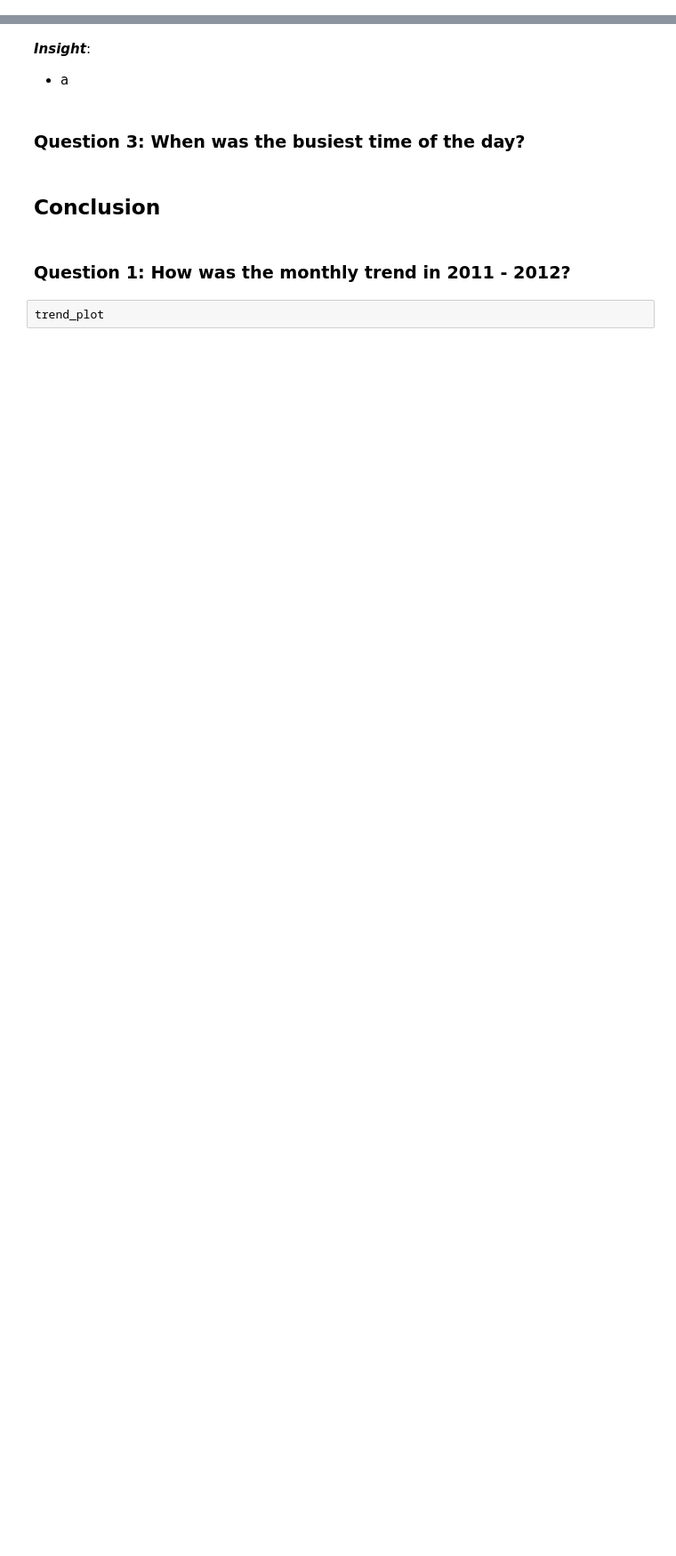
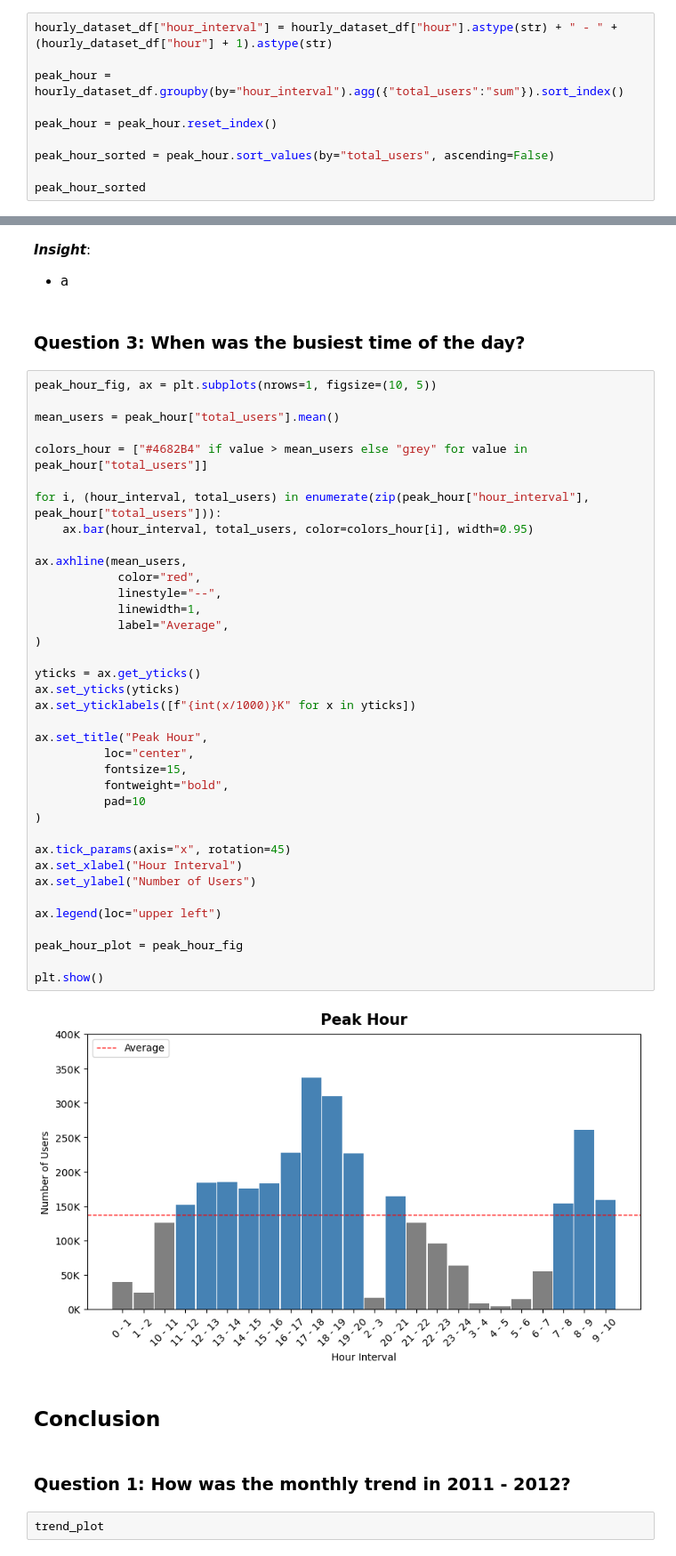
Before and after one commit to Sulbae/Bike-Sharing-Practice, a Jupyter notebook: notebook.ipynb, the cells around one changed output, grey strips where cells are left out. Shown at 89% size. Drawn from its saved outputs; the diff is of its cells as text; blank space fills up the shorter version.

```diff
--- a/notebook.ipynb
+++ b/notebook.ipynb
@@ -505,0 +504,10 @@ hourly_dataset_df.describe(include="all").T
+# %%
+hourly_dataset_df["hour_interval"] = hourly_dataset_df["hour"].astype(str) + " - " + (hourly_dataset_df["hour"] + 1).astype(str)
+
+peak_hour = hourly_dataset_df.groupby(by="hour_interval").agg({"total_users":"sum"}).sort_index()
+
+peak_hour = peak_hour.reset_index()
+
+peak_hour_sorted = peak_hour.sort_values(by="total_users", ascending=False)
+
+peak_hour_sorted
@@ -609,6 +637,45 @@ Passing `palette` without assigning `hue` is deprecated and will be removed in v
 - a
 # %% [markdown]
 ### Question 3: When was the busiest time of the day?
+# %%
+peak_hour_fig, ax = plt.subplots(nrows=1, figsize=(10, 5))
+
+mean_users = peak_hour["total_users"].mean()
+
+colors_hour = ["#4682B4" if value > mean_users else "grey" for value in peak_hour["total_users"]]
+
+for i, (hour_interval, total_users) in enumerate(zip(peak_hour["hour_interval"], peak_hour["total_users"])):
+    ax.bar(hour_interval, total_users, color=colors_hour[i], width=0.95)
+
+ax.axhline(mean_users,
+            color="red",
+            linestyle="--",
+            linewidth=1,
+            label="Average",
+)
+
+yticks = ax.get_yticks()
+ax.set_yticks(yticks)
+ax.set_yticklabels([f"{int(x/1000)}K" for x in yticks])
+
+ax.set_title("Peak Hour",
+          loc="center",
+          fontsize=15,
+          fontweight="bold",
+          pad=10
+)
+
+ax.tick_params(axis="x", rotation=45)
+ax.set_xlabel("Hour Interval")
+ax.set_ylabel("Number of Users")
+
+ax.legend(loc="upper left")
+
+peak_hour_plot = peak_hour_fig
+
+plt.show()
+# %% [output]
+[figure, added]
 # %% [markdown]
 ## Conclusion
 # %% [markdown]
```
Also changed, not shown: parts of 9 cells of this notebook.
